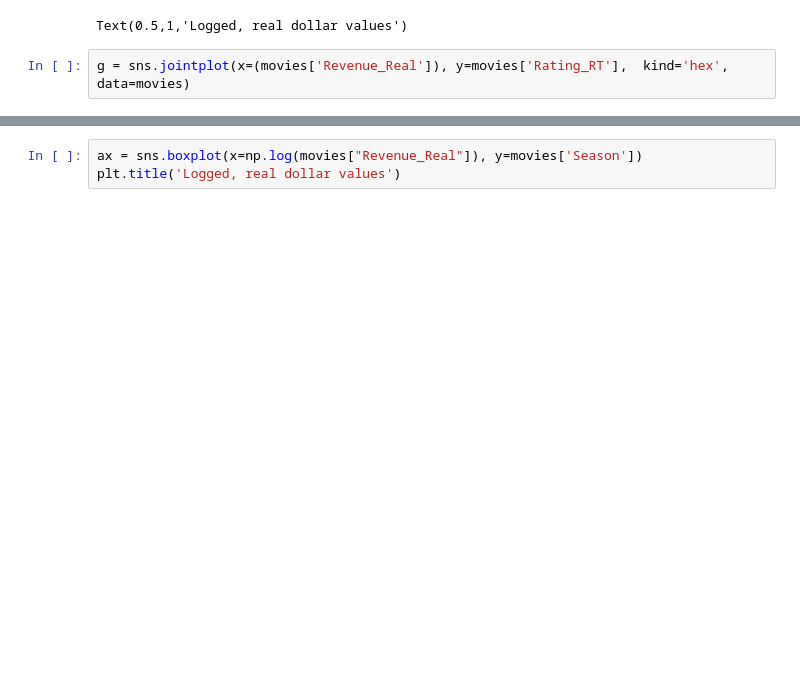
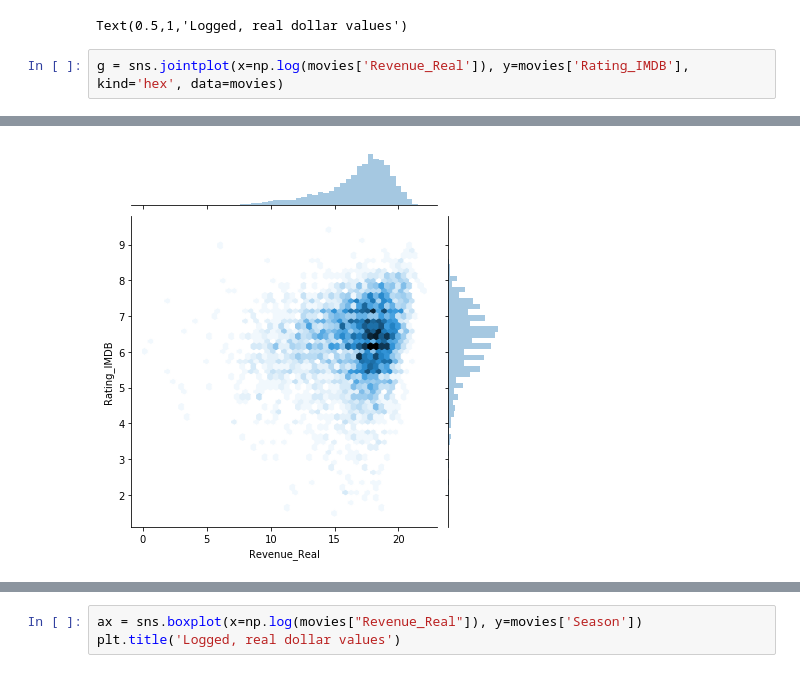
Before and after one commit to fagan2888/Box-Office, a Jupyter notebook: codes/Data_modeling_notebook/exploreMoviesData.ipynb, the cells around one changed output, grey strips where cells are left out. Drawn from its saved outputs; the diff is of its cells as text; blank space fills up the shorter version.

```diff
--- a/codes/Data_modeling_notebook/exploreMoviesData.ipynb
+++ b/codes/Data_modeling_notebook/exploreMoviesData.ipynb
@@ -182,5 +182,5 @@ plt.title('Logged, real dollar values')
 [interactive output not drawn]
 Text(0.5,1,'Logged, real dollar values')
 # %%
-g = sns.jointplot(x=(movies['Revenue_Real']), y=movies['Rating_RT'],  kind='hex', data=movies)
+g = sns.jointplot(x=np.log(movies['Revenue_Real']), y=movies['Rating_IMDB'],  kind='hex', data=movies)
 # %% [output]
@@ -188,0 +187 @@ g = sns.jointplot(x=(movies['Revenue_Real']), y=movies['Rating_RT'],  kind='hex'
+[figure, added]
```
Also changed, not shown: parts of 3 cells of this notebook, 4 other files.
